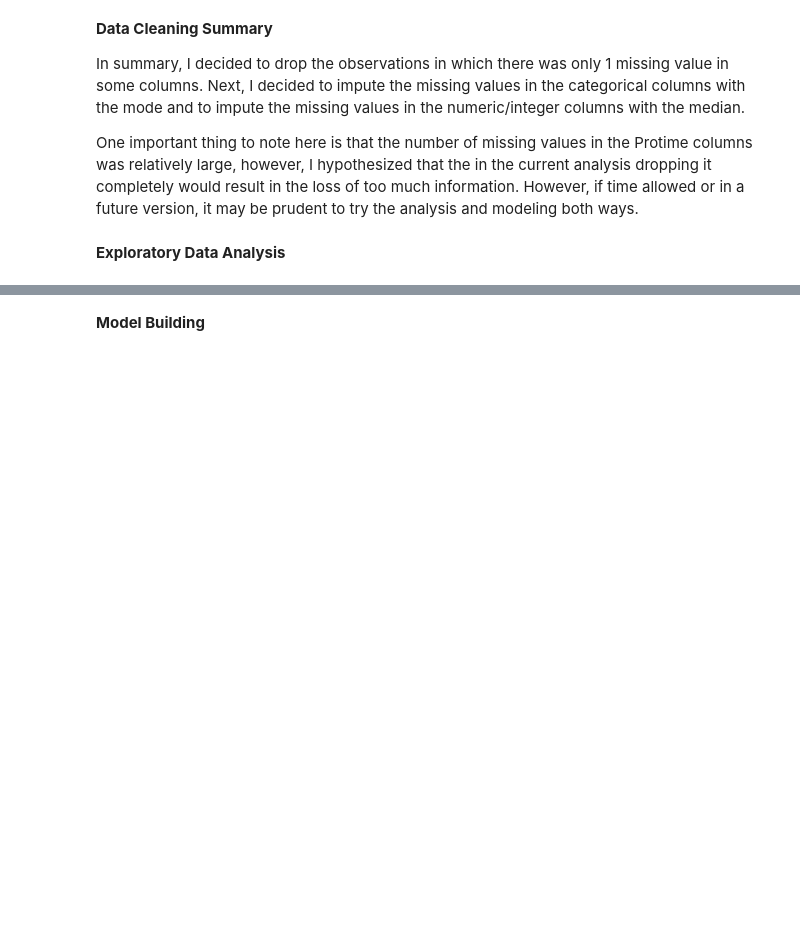
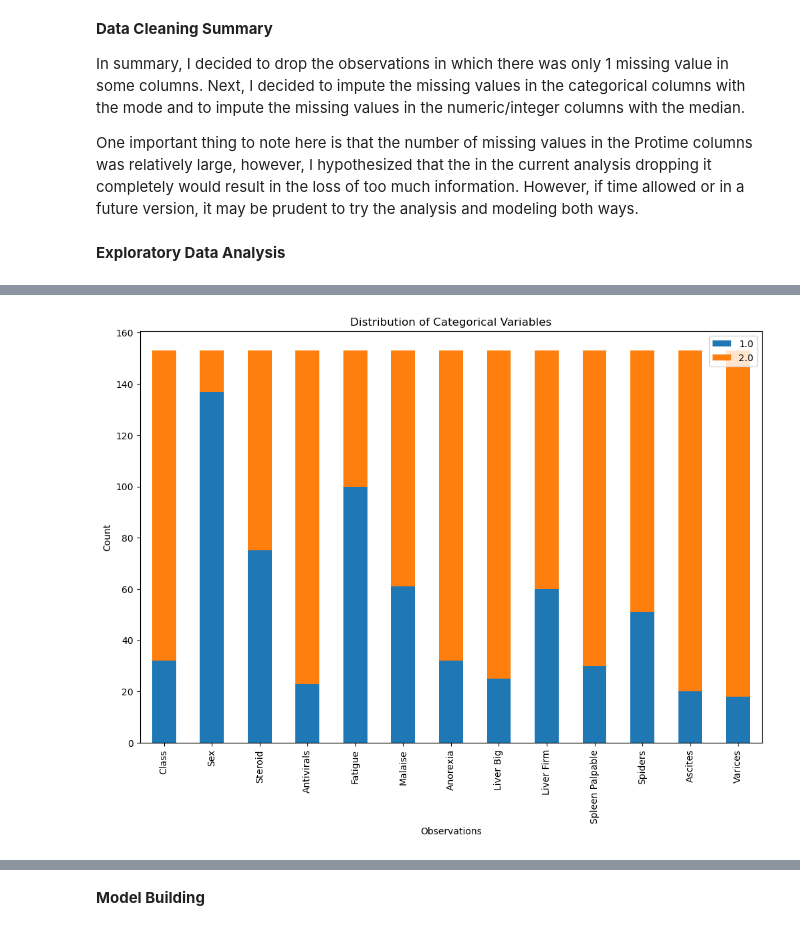
Before and after one commit to bryanpmayfield/DTSA_5509_Final_Project, a Jupyter notebook: DTSA_5509_Final_Project_NB.ipynb, the cells around one changed output, grey strips where cells are left out. Saved outputs shown, nothing was run; the diff lists cells and outputs as text; code cells hidden in the pictures; blank space fills up the shorter version.

```diff
--- a/DTSA_5509_Final_Project_NB.ipynb
+++ b/DTSA_5509_Final_Project_NB.ipynb
@@ -362,0 +373,14 @@ One important thing to note here is that the number of missing values in the Pro
+# %%
+# Next I want to visualize the distribution of the categorical variables
+
+# Count the occurrences of each category
+category_counts = df_hepatitis_clean[categorical_columns].apply(lambda x: x.value_counts()).T
+
+# Plot bar charts for each categorical variable
+category_counts.plot(kind='bar', stacked=True, figsize=(12, 8))
+plt.title('Distribution of Categorical Variables')
+plt.xlabel('Observations')
+plt.ylabel('Count')
+plt.show()
+# %% [output]
+[figure, added]
```
Also changed, not shown: parts of 16 cells of this notebook.
